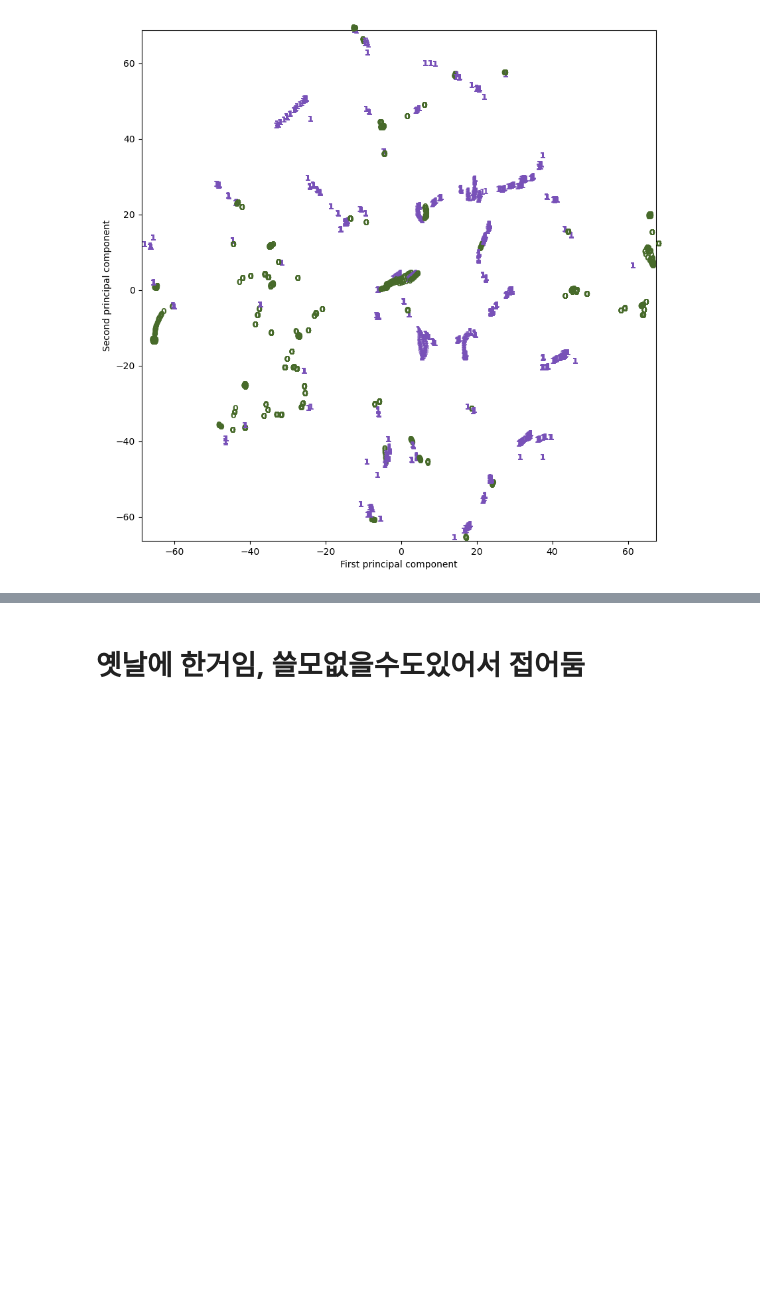
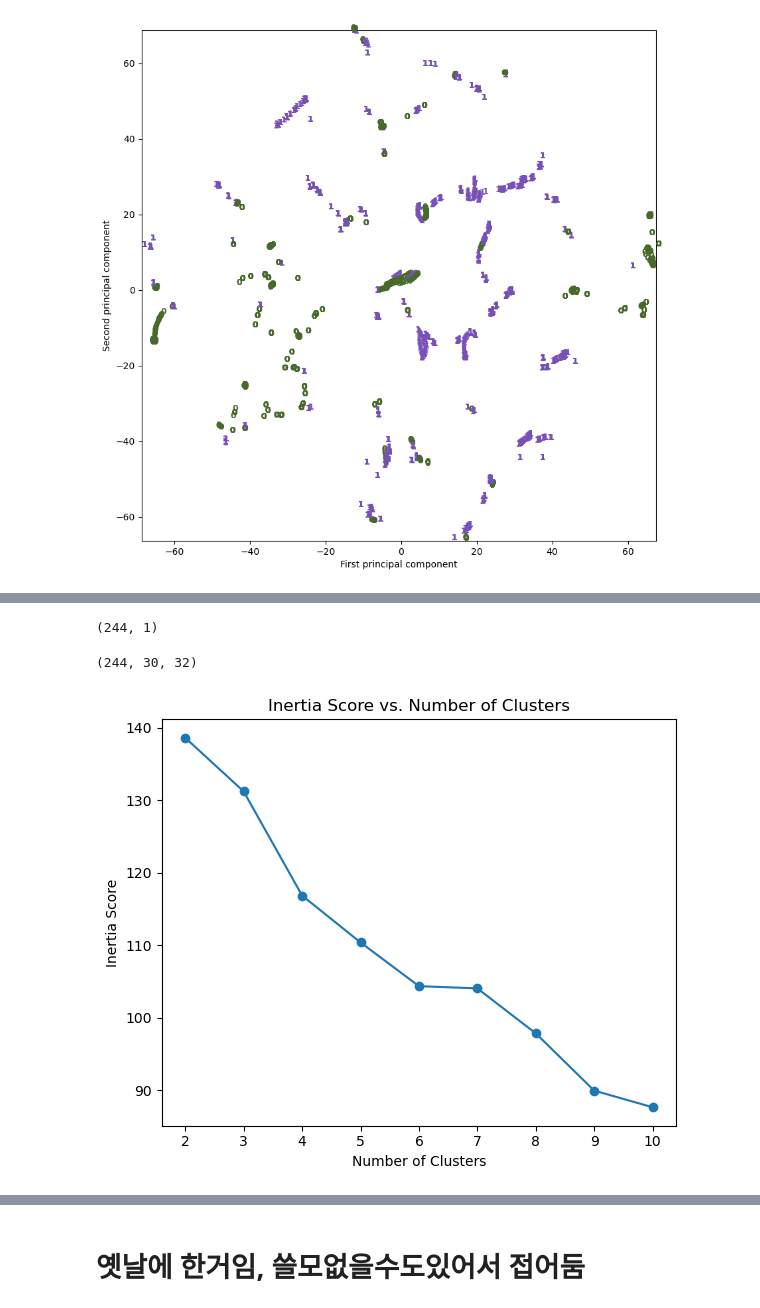
Before and after one commit to passion3659/ssd-failure, a Jupyter notebook: MB1/MB1_Clustering.ipynb, the cells around one changed output, grey strips where cells are left out. Saved outputs shown, nothing was run; the diff lists cells and outputs as text; code cells hidden in the pictures; blank space fills up the shorter version.

Commit message:
cluster

```diff
--- a/MB1/MB1_Clustering.ipynb
+++ b/MB1/MB1_Clustering.ipynb
@@ -796,0 +943,55 @@ fig.show()
+# %%
+# 라벨이 1인 행을 필터링합니다.
+selected_disk_model_1 = data[data['label'] == 1]
+
+# 모델, disk_id, 그리고 날짜 순으로 정렬합니다.
+selected_disk_model_1 = selected_disk_model_1.sort_values(by=['disk_id', 'index'])
+
+# disk_id와 model 열만을 선택하여 새로운 데이터 프레임에 저장합니다.
+selected_disk_model_1 = selected_disk_model_1[['disk_id']].drop_duplicates().reset_index(drop=True)
+
+# 결과 데이터 프레임을 출력합니다.
+selected_disk_model_1.shape
+# %% [output]
+(244, 1)
+# %%
+to_cluster = to_cluster_data.drop(columns=['index','label'])
+
+grouped = to_cluster.groupby("disk_id").apply(np.array)
+
+to_cluster = np.array(grouped.tolist())  # This is now a 3D array (n_samples, n_timestamps, n_features)
+to_cluster = to_cluster[:, :, 1:]
+to_cluster.shape
+# %% [output]
+(244, 30, 32)
+# %%
+# Scale the data
+scaler = TimeSeriesScalerMeanVariance()
+data_scaled = scaler.fit_transform(to_cluster)
+# %%
+def calculate_scores(num_clusters, data_scaled):
+    km_dtw = TimeSeriesKMeans(n_clusters=num_clusters, metric="dtw")
+    clusters = km_dtw.fit_predict(data_scaled)
+    silhouette = silhouette_score(data_scaled.reshape(data_scaled.shape[0], -1), clusters)
+    inertia = km_dtw.inertia_
+    return silhouette, inertia
+# %%
+num_clusters_range = range(2, 11)
+silhouette_scores = []
+inertia_scores = []
+
+for k in num_clusters_range:
+    silhouette, inertia = calculate_scores(k, data_scaled)
+    silhouette_scores.append(silhouette)
+    inertia_scores.append(inertia)
+# %%
+# Plot only the Inertia Score vs. Number of Clusters
+plt.figure(figsize=(6, 5))
+plt.plot(num_clusters_range, inertia_scores, marker='o')
+plt.xlabel("Number of Clusters")
+plt.ylabel("Inertia Score")
+plt.title("Inertia Score vs. Number of Clusters")
+plt.tight_layout()
+plt.show()
+# %% [output]
+[figure, added]
```
Also changed, not shown: parts of 25 cells of this notebook.
